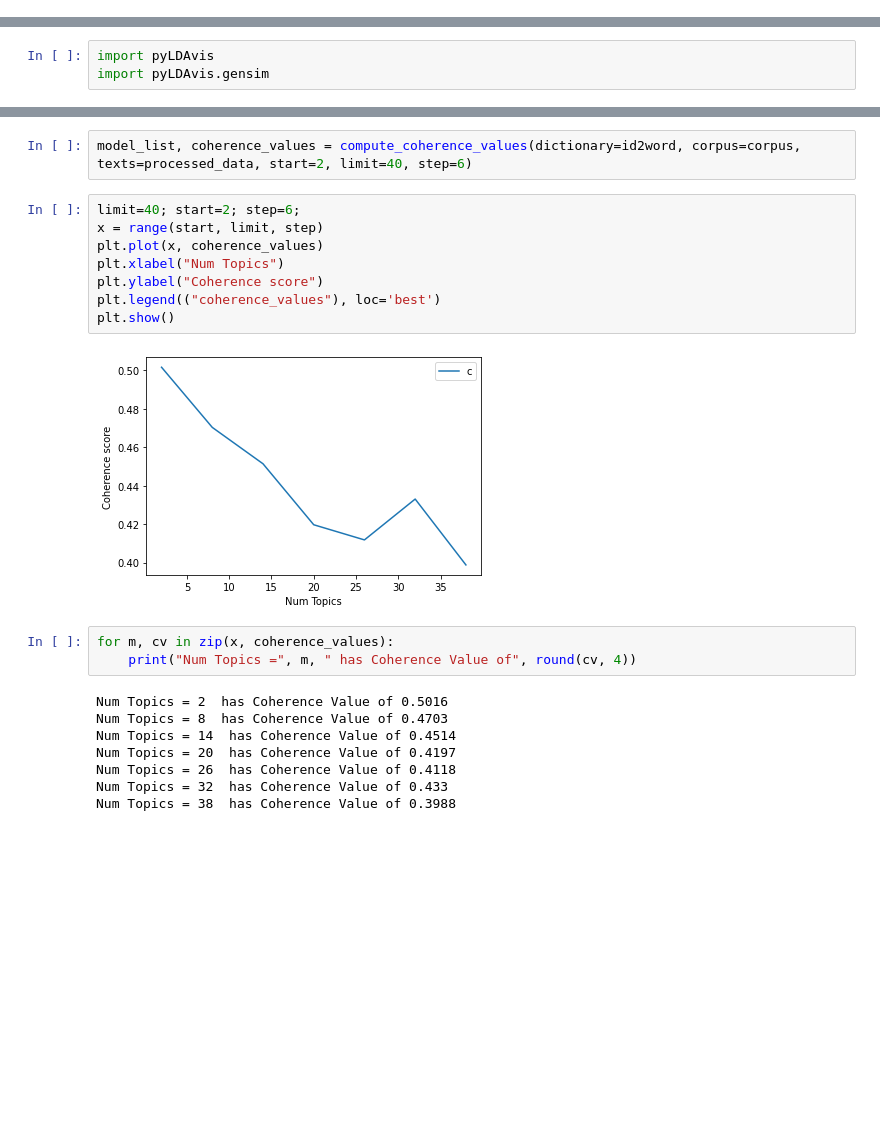
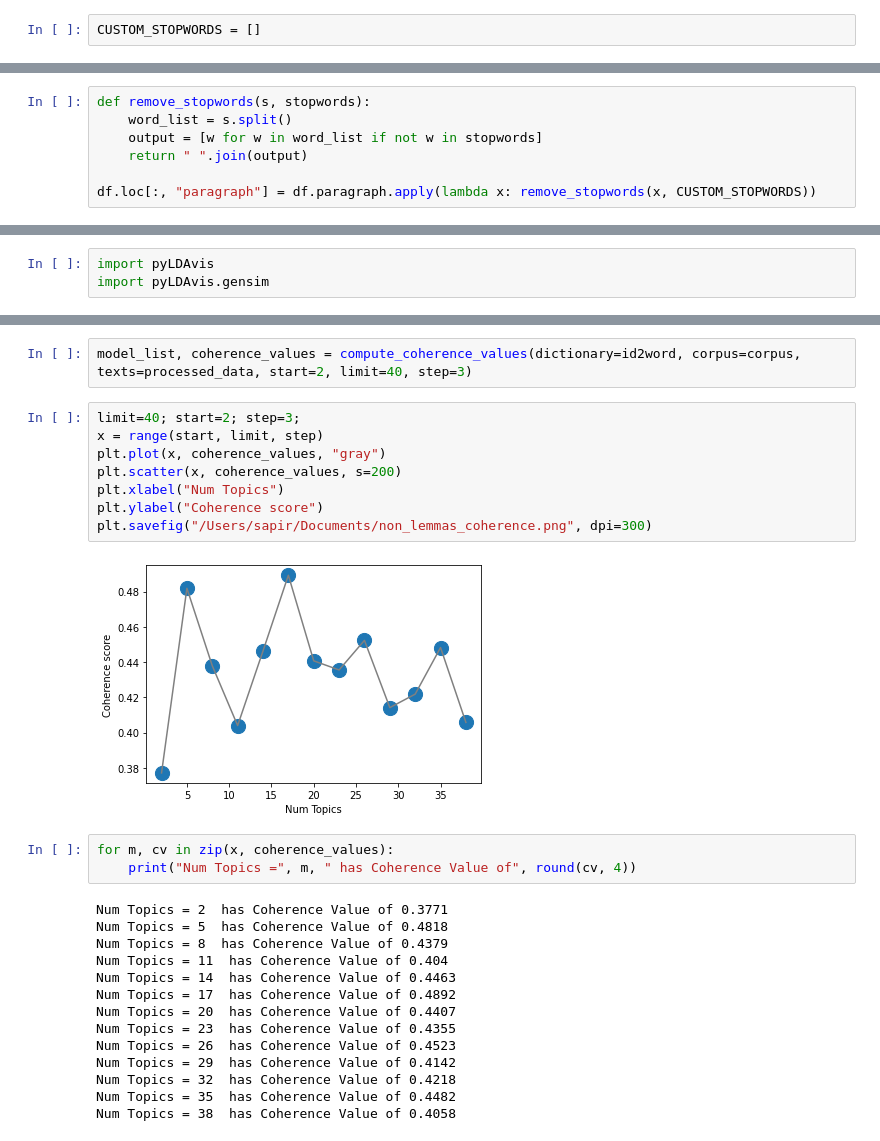
Before and after one commit to SapirW/hebnlp_project, a Jupyter notebook: Notebooks/LDA_not_lemmatized.ipynb, the cells around one changed output, grey strips where cells are left out. Drawn from its saved outputs; the diff is of its cells as text; blank space fills up the shorter version.

```diff
--- a/Notebooks/LDA_not_lemmatized.ipynb
+++ b/Notebooks/LDA_not_lemmatized.ipynb
@@ -29,0 +59,2 @@ print(df.loc[0, "paragraph"])
+# %%
+CUSTOM_STOPWORDS = []
@@ -29,0 +65,7 @@ print(df.loc[0, "paragraph"])
+# %%
+def remove_stopwords(s, stopwords):
+    word_list = s.split()
+    output = [w for w in word_list if not w in stopwords]
+    return " ".join(output)
+
+df.loc[:, "paragraph"] = df.paragraph.apply(lambda x: remove_stopwords(x, CUSTOM_STOPWORDS))
@@ -195,26 +243,32 @@ def compute_coherence_values(dictionary, corpus, texts, limit, start=2, step=3):
 
     return model_list, coherence_values
 # %%
-model_list, coherence_values = compute_coherence_values(dictionary=id2word, corpus=corpus, texts=processed_data, start=2, limit=40, step=6)
+model_list, coherence_values = compute_coherence_values(dictionary=id2word, corpus=corpus, texts=processed_data, start=2, limit=40, step=3)
 # %%
-limit=40; start=2; step=6;
+limit=40; start=2; step=3;
 x = range(start, limit, step)
-plt.plot(x, coherence_values)
+plt.plot(x, coherence_values, "gray")
+plt.scatter(x, coherence_values, s=200)
 plt.xlabel("Num Topics")
 plt.ylabel("Coherence score")
-plt.legend(("coherence_values"), loc='best')
-plt.show()
+plt.savefig("/Users/sapir/Documents/non_lemmas_coherence.png", dpi=300)
 # %% [output]
-[figure, old version]
+[figure, new version]
 # %%
 for m, cv in zip(x, coherence_values):
     print("Num Topics =", m, " has Coherence Value of", round(cv, 4))
 # %% [output]
-Num Topics = 2  has Coherence Value of 0.5016
-Num Topics = 8  has Coherence Value of 0.4703
-Num Topics = 14  has Coherence Value of 0.4514
-Num Topics = 20  has Coherence Value of 0.4197
-Num Topics = 26  has Coherence Value of 0.4118
-Num Topics = 32  has Coherence Value of 0.433
-Num Topics = 38  has Coherence Value of 0.3988
+Num Topics = 2  has Coherence Value of 0.3771
+Num Topics = 5  has Coherence Value of 0.4818
+Num Topics = 8  has Coherence Value of 0.4379
+Num Topics = 11  has Coherence Value of 0.404
+Num Topics = 14  has Coherence Value of 0.4463
+Num Topics = 17  has Coherence Value of 0.4892
+Num Topics = 20  has Coherence Value of 0.4407
+Num Topics = 23  has Coherence Value of 0.4355
+Num Topics = 26  has Coherence Value of 0.4523
+Num Topics = 29  has Coherence Value of 0.4142
+Num Topics = 32  has Coherence Value of 0.4218
+Num Topics = 35  has Coherence Value of 0.4482
+Num Topics = 38  has Coherence Value of 0.4058
 # %%
```
Also changed, not shown: parts of 18 cells of this notebook, 4 other files.
